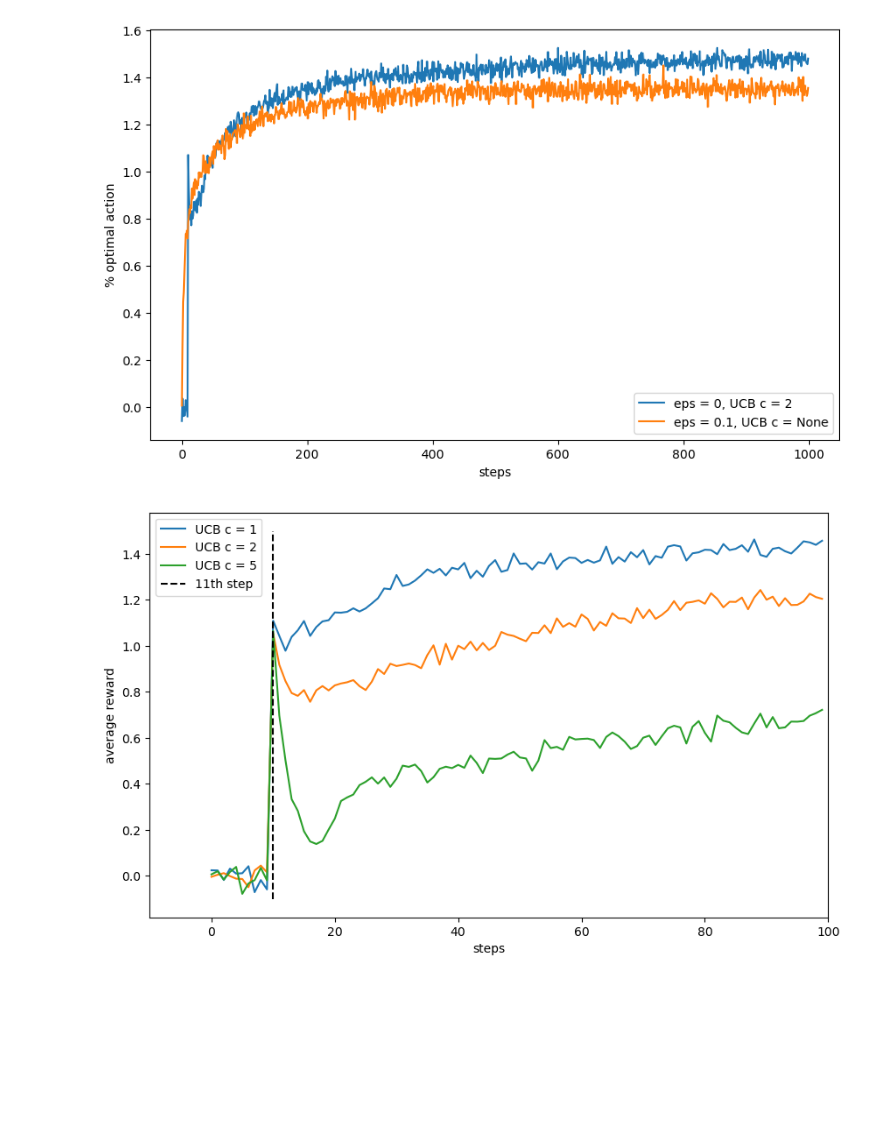
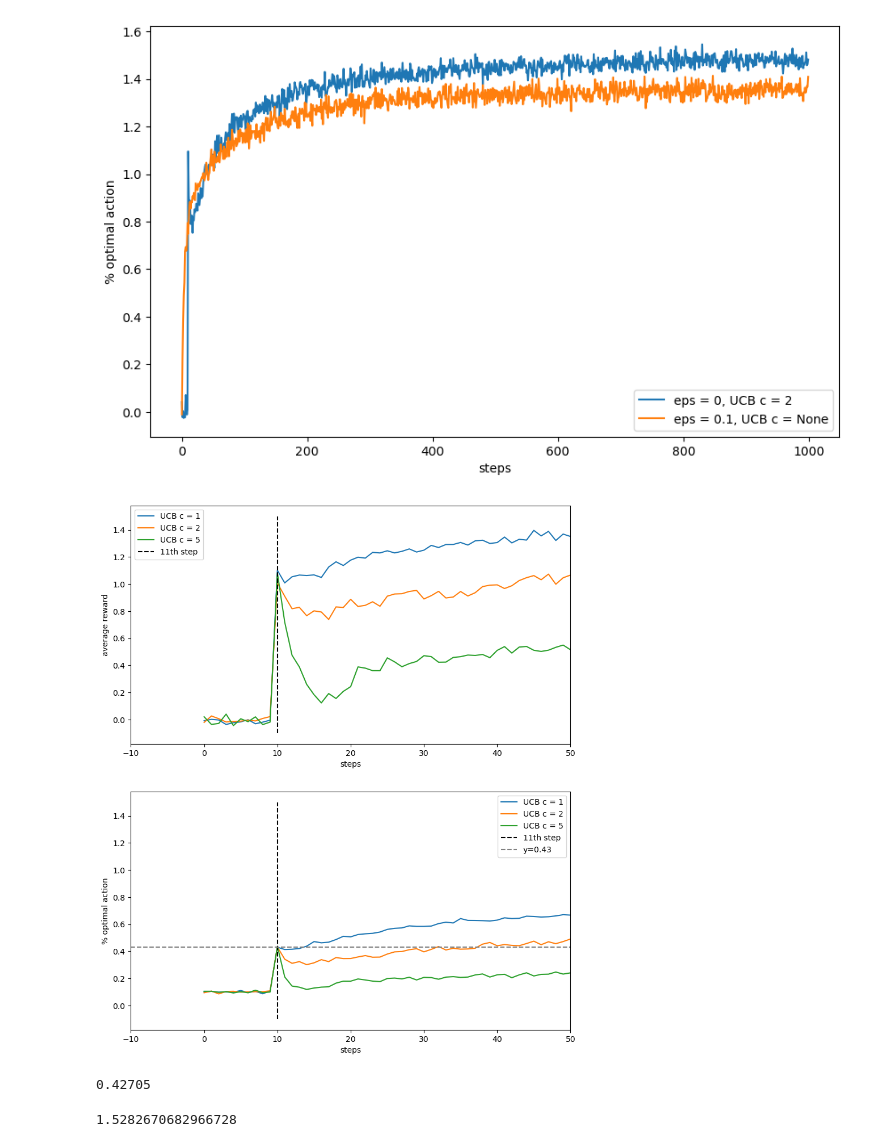
Before and after one commit to kbjiang/02_study, a Jupyter notebook: reinforcement-learning/sutton-barto/chapter-2.ipynb, the cells around one changed output. Drawn from its saved outputs; the diff is of its cells as text; code cells hidden in the pictures; blank space fills up the shorter version.

```diff
--- a/reinforcement-learning/sutton-barto/chapter-2.ipynb
+++ b/reinforcement-learning/sutton-barto/chapter-2.ipynb
@@ -36,9 +36,9 @@ rewards = {}
 opt_acts = {}
 for epsilon in [0.0, 0.01, 0.1]:
 	res = [single_bandit(n_arm, np.random.randn(n_arm), np.zeros(n_arm), epsilon, 1000, alpha=None, stationary=True) for i in range(2000)]
-	rs_, os_ = np.array(list(zip(*res))).mean(axis=1)
+	rs_, as_ = np.array(list(zip(*res))).mean(axis=1)
 	rewards[epsilon] = rs_
-	opt_acts[epsilon] = os_
+	opt_acts[epsilon] = as_
 
 
 plt.figure(figsize=(10, 12))
@@ -66,10 +66,10 @@ n_arm = 10
 rewards = {}
 opt_acts = {}
 for alpha in [None, 0.1]:
-	res = [single_bandit(n_arm, np.zeros(n_arm), np.zeros(n_arm), 0.1, 100000, alpha, False) for i in range(500)]
-	rs_, os_ = np.array(list(zip(*res))).mean(axis=1)
+	res = [single_bandit(n_arm, np.zeros(n_arm), np.zeros(n_arm), 0.1, 10000, alpha, False) for i in range(500)]
+	rs_, as_ = np.array(list(zip(*res))).mean(axis=1)
 	rewards[alpha] = rs_
-	opt_acts[alpha] = os_
+	opt_acts[alpha] = as_
 
 plt.figure(figsize=(10, 12))
 
@@ -96,8 +96,8 @@ n_arm = 10
 opt_acts = {}
 for q_init, eps in [(5, 0.0), (0, 0.1)]:
 	res = [single_bandit(n_arm, np.random.randn(n_arm), np.zeros(n_arm) + q_init, eps, 1000, 0.1, True) for i in range(2000)]
-	rs_, os_ = np.array(list(zip(*res))).mean(axis=1)
-	opt_acts[eps] = os_
+	rs_, as_ = np.array(list(zip(*res))).mean(axis=1)
+	opt_acts[eps] = as_
 
 plt.figure(figsize=(10, 6))
 
@@ -116,9 +116,8 @@ n_arm = 10
 plt.figure(figsize=(10, 6))
 for ucb_c, eps in [(2, 0), (None, 0.1)]:
 	res = [single_bandit(n_arm, np.random.randn(n_arm), np.zeros(n_arm), eps, 1000, ucb_c=ucb_c) for i in range(2000)]
-	rs_, os_ = np.array(list(zip(*res))).mean(axis=1)
+	rs_, as_ = np.array(list(zip(*res))).mean(axis=1)
 	plt.plot(rs_, label=f'eps = {eps}, UCB c = {ucb_c}')
-# plt.vlines(10, -0.1, 1.5, linestyle='--', colors='black', label='11th step')
 plt.xlabel('steps')
 # plt.ylabel('average reward')
 plt.ylabel('% optimal action')
@@ -126,22 +125,70 @@ plt.ylabel('% optimal action')
 plt.legend()
 plt.show()
 # %% [output]
-[figure, old version]
+[figure, new version]
 # %%
 import matplotlib.pyplot as plt
 
 n_arm = 10
-plt.figure(figsize=(10, 6))
+rewards = {}
+opt_acts = {}
 for ucb_c in [1, 2, 5]:
 	res = [single_bandit(n_arm, np.random.randn(n_arm), np.zeros(n_arm), 0, 100, ucb_c=ucb_c) for i in range(2000)]
-	rs_, os_ = np.array(list(zip(*res))).mean(axis=1)
-	plt.plot(rs_, label=f'UCB c = {ucb_c}')
+	rs_, as_ = np.array(list(zip(*res))).mean(axis=1)
+	rewards[ucb_c] = rs_
+	opt_acts[ucb_c] = as_
+
+plt.figure(figsize=(10, 12))
+
+plt.subplot(2, 1, 1)
+for k, v in rewards.items():
+	plt.plot(v, label=f'UCB c = {k}')
 plt.vlines(10, -0.1, 1.5, linestyle='--', colors='black', label='11th step')
 plt.xlabel('steps')
+plt.xlim(-10, 50)
 plt.ylabel('average reward')
-# plt.ylabel('% optimal action')
-plt.xlim(-10, 100)
+plt.legend()
+
+plt.subplot(2, 1, 2)
+for k, v in opt_acts.items():
+	plt.plot(v, label=f'UCB c = {k}')
+plt.vlines(10, -0.1, 1.5, linestyle='--', colors='black', label='11th step')
+plt.hlines(0.43, -10, 50, linestyle='--', colors='gray', label='y=0.43')
+plt.xlabel('steps')
+plt.xlim(-10, 50)
+plt.ylabel('% optimal action')
 plt.legend()
 plt.show()
 # %% [output]
-[figure, old version]
+[figure, new version]
+# %%
+def max_w_random(n_arm, c=1):
+	"""
+	This shows why the spike's size is about 0.43.
+	Basically to check how often you get the true max when you add a random number to it.
+	"""
+	q_true = np.random.randn(n_arm)
+	oa_true = np.argmax(q_true)
+	oa_w_random = np.argmax(q_true + c * np.random.randn(n_arm))
+	return oa_true == oa_w_random
+
+samples = 20000
+ts = [max_w_random(10, 1) for i in range(samples)]
+print(np.mean(ts))
+# %% [output]
+0.42705
+# %%
+def get_limit(n_arm, samples=10000):
+	"""
+	This show why the limit is around 1.54.
+	Check the mean of the max of n_arm random variables.
+	Theoretically:
+	1. https://stats.stackexchange.com/questions/381212/distribution-of-maximum-of-normally-distributed-random-variables
+	2. https://math.stackexchange.com/questions/275414/distribution-of-largest-sample-from-normal-distribution
+	"""
+	x = np.random.randn(10000, 10)
+	return np.max(x, axis=1).mean()
+
+print(get_limit(10))
+# %% [output]
+1.5282670682966728
```
Also changed, not shown: parts of 5 cells of this notebook, 1 other file.
